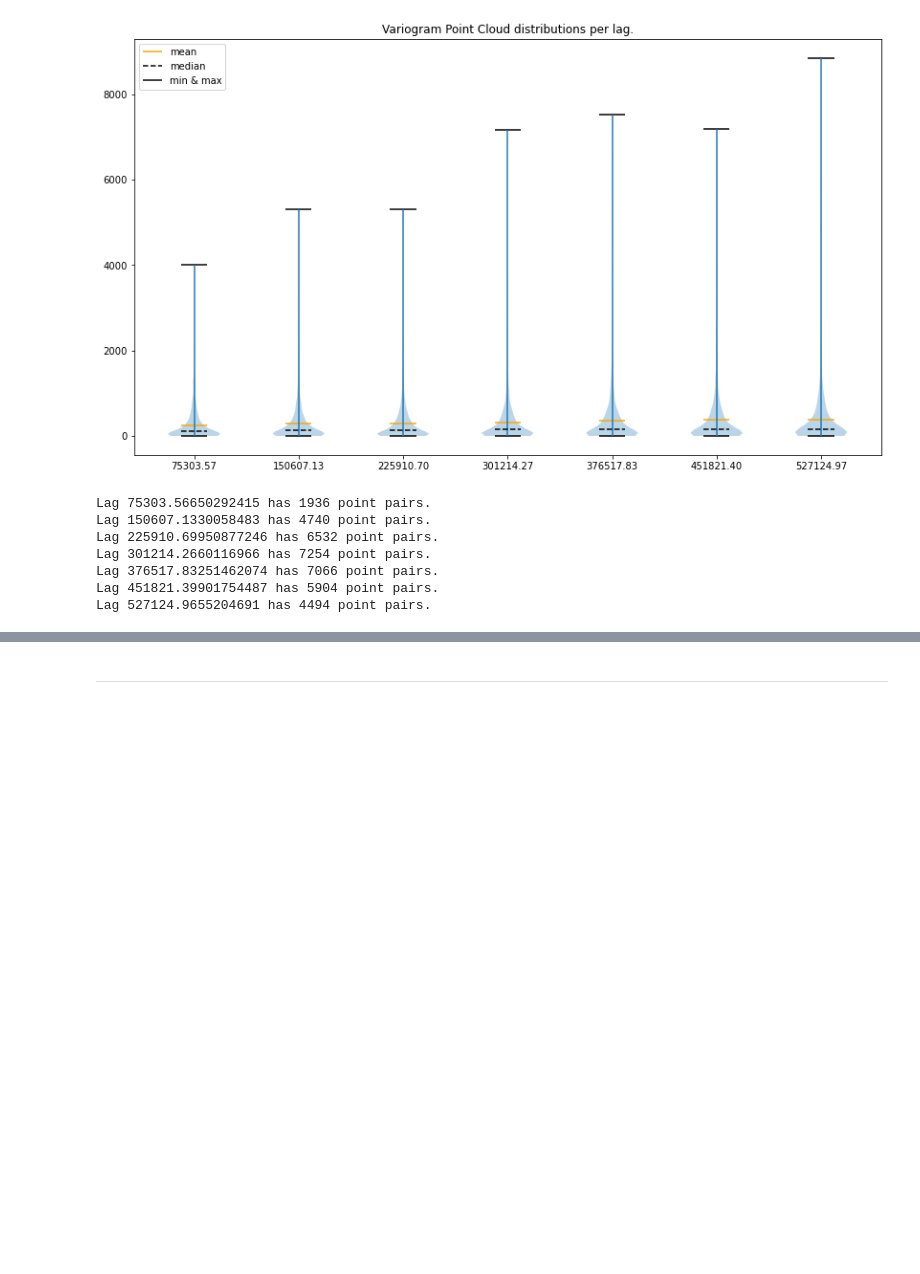
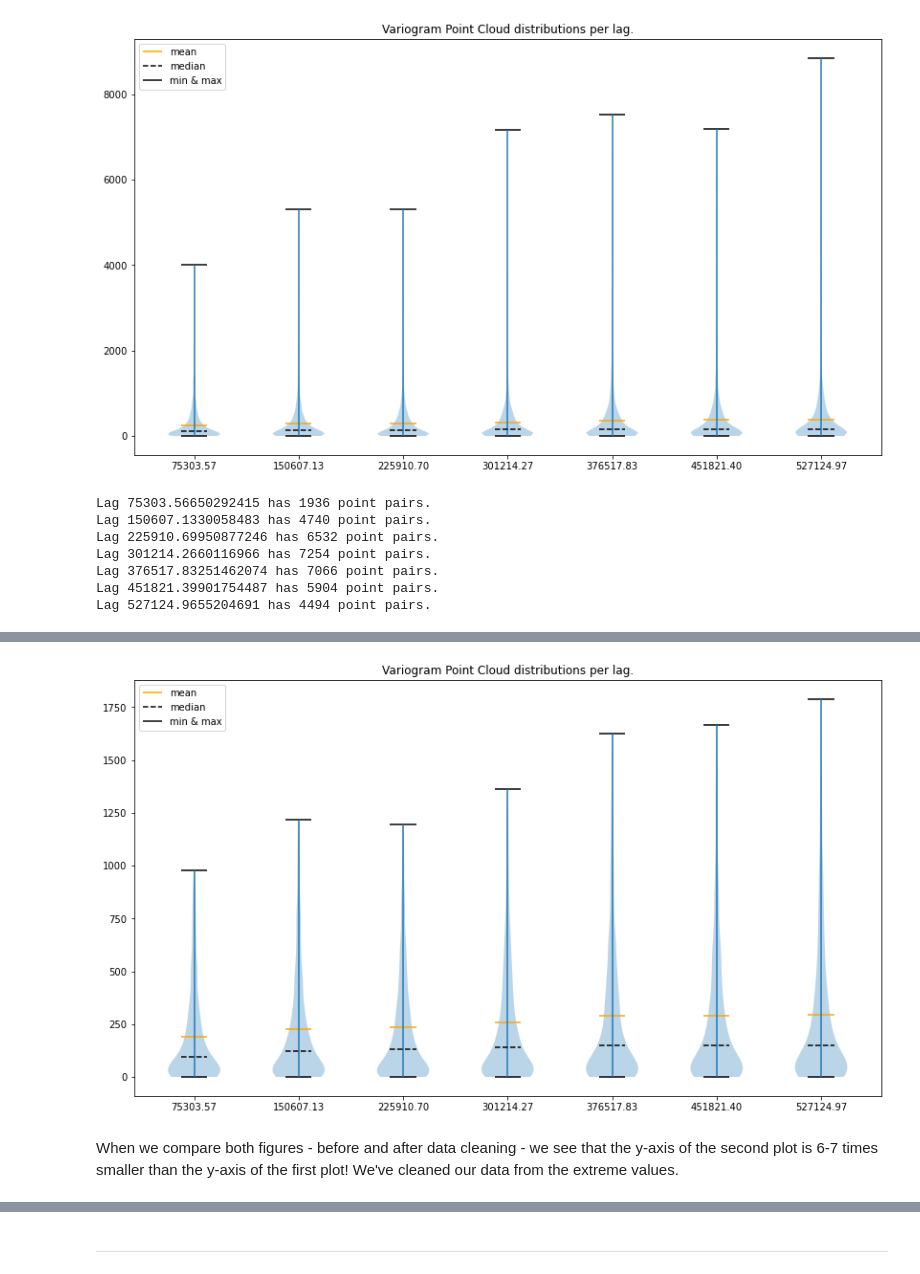
Before and after one commit to DataverseLabs/pyinterpolate, a Jupyter notebook: tutorials/Variogram Point Cloud (Basic).ipynb, the cells around one changed output, grey strips where cells are left out. Cells and saved outputs as stored; diff of their text form; code cells hidden in the pictures; blank space fills up the shorter version.

```diff
--- a/tutorials/Variogram Point Cloud (Basic).ipynb
+++ b/tutorials/Variogram Point Cloud (Basic).ipynb
@@ -255,0 +212,8 @@ From this point you may look into **Outliers and Their Influence on the Final Mo
+# %%
+cvc = vc.remove_outliers(method='iqr', iqr_lower_limit=3, iqr_upper_limit=2, inplace=False)
+# %%
+cvc.plot('violin')
+# %% [output]
+[figure, added]
+# %% [markdown]
+When we compare both figures - before and after data cleaning - we see that the y-axis of the second plot is 6-7 times smaller than the y-axis of the first plot! We've cleaned our data from the extreme values.
```
Also changed, not shown: parts of 21 cells of this notebook, 2 other files.
